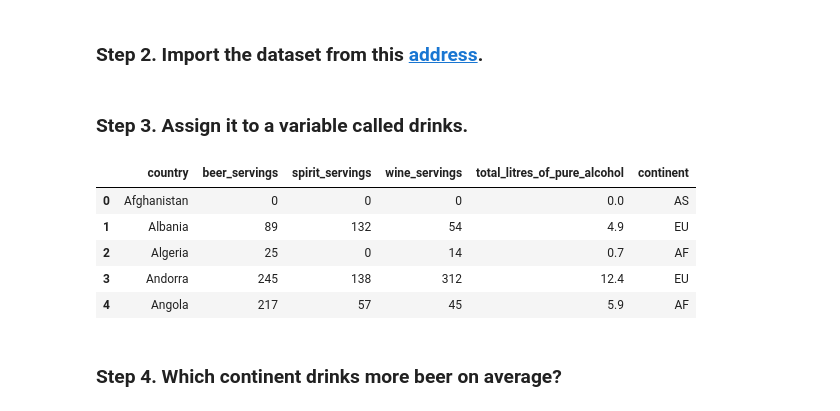
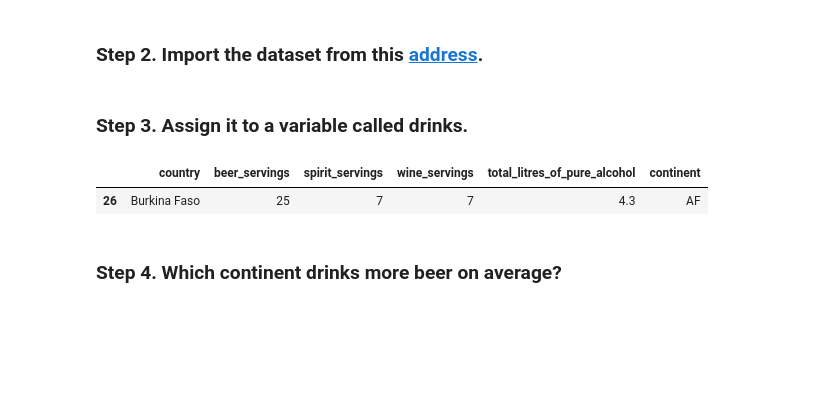
Before and after one commit to wendy-coder/df16-data_architecture_practice, a Jupyter notebook: Pandas_grouping_alcohol.ipynb, the cells around one changed output. Saved outputs shown, nothing was run; the diff lists cells and outputs as text; code cells hidden in the pictures; blank space fills up the shorter version.

```diff
--- a/Pandas_grouping_alcohol.ipynb
+++ b/Pandas_grouping_alcohol.ipynb
@@ -22,12 +22,9 @@ import pandas as pd
 # %%
 drinks = pd.read_csv('https://raw.githubusercontent.com/justmarkham/DAT8/master/data/drinks.csv')
 drinks.head()
+drinks[drinks['country']=='Burkina Faso']
 # %% [output]
 |  | country | beer_servings | spirit_servings | wine_servings | total_litres_of_pure_alcohol | continent |
-| 0 | Afghanistan | 0 | 0 | 0 | 0.0 | AS |
-| 1 | Albania | 89 | 132 | 54 | 4.9 | EU |
-| 2 | Algeria | 25 | 0 | 14 | 0.7 | AF |
-| 3 | Andorra | 245 | 138 | 312 | 12.4 | EU |
-| 4 | Angola | 217 | 57 | 45 | 5.9 | AF |
+| 26 | Burkina Faso | 25 | 7 | 7 | 4.3 | AF |
 # %% [markdown]
 ### Step 4. Which continent drinks more beer on average?
```
Also changed, not shown: parts of 5 cells of this notebook.
